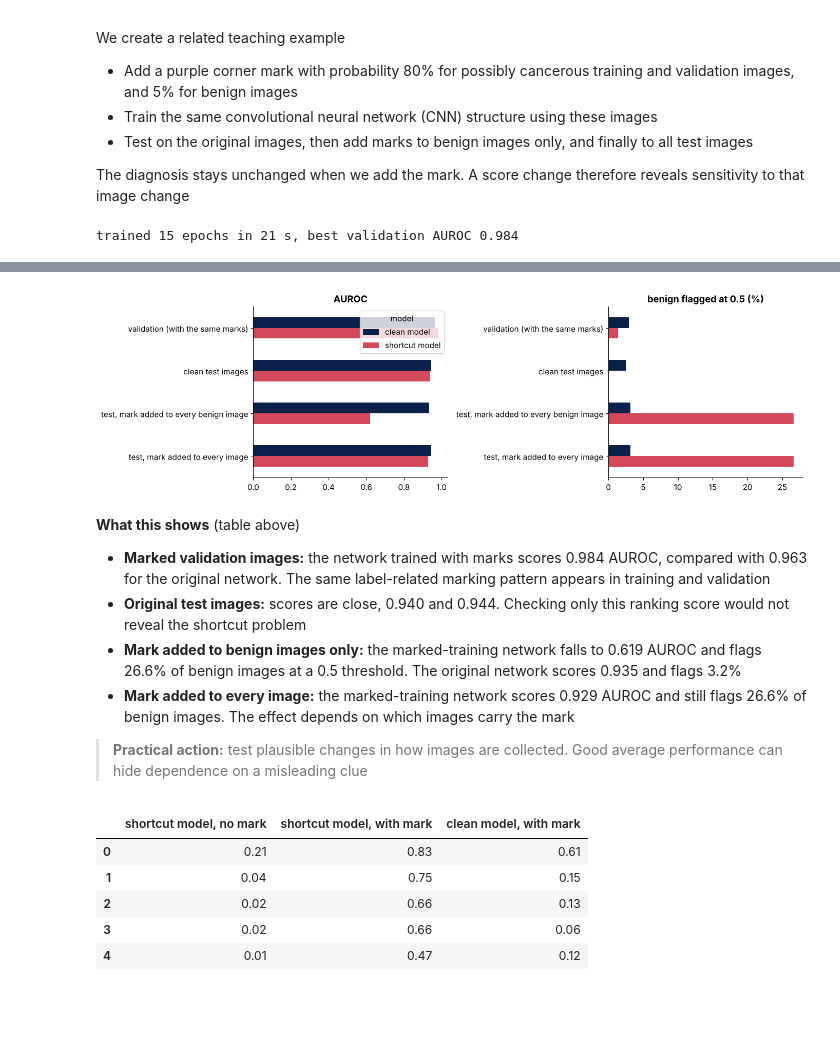
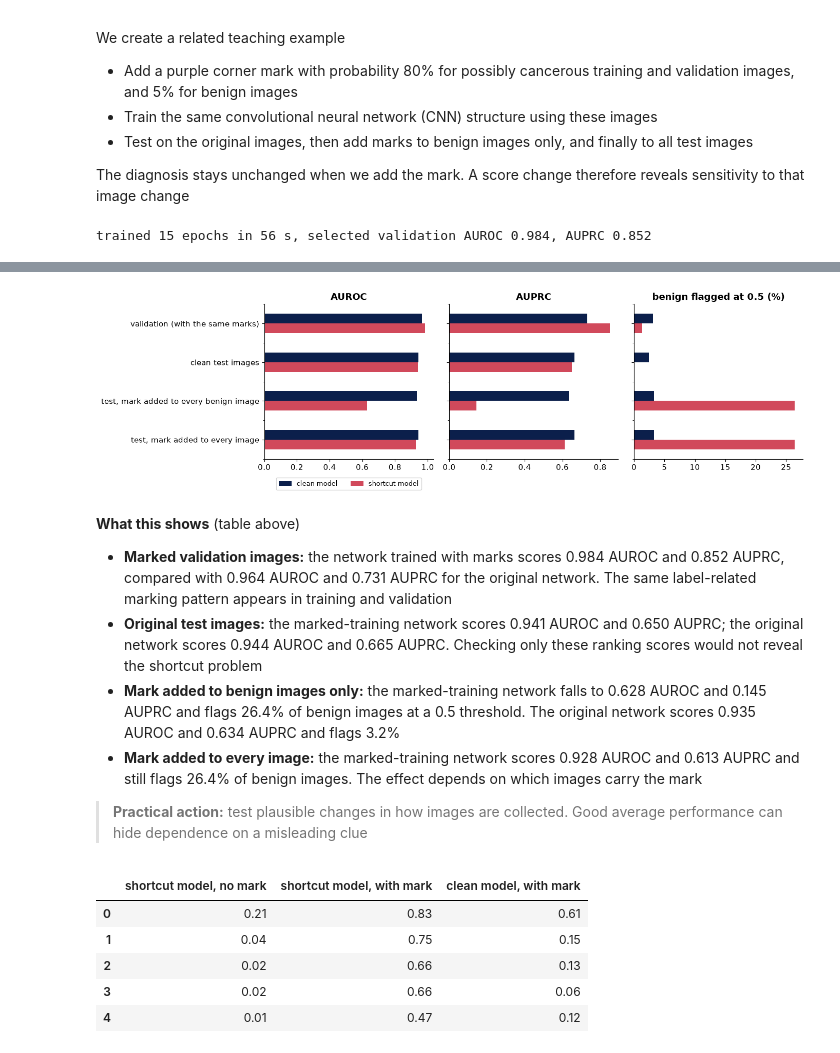
Before and after one commit to IE-ML-for-Healthcare/Deep-learning-RAI, a Jupyter notebook: 04_DL_explanations_and_shortcuts.ipynb, the cells around one changed output, grey strips where cells are left out. Drawn from its saved outputs; the diff is of its cells as text; code cells hidden in the pictures; blank space fills up the shorter version.

```diff
--- a/04_DL_explanations_and_shortcuts.ipynb
+++ b/04_DL_explanations_and_shortcuts.ipynb
@@ -110,11 +110,13 @@ def train_cnn(Xtr, ytr, Xva, yva, epochs=15, use_augment=True, seed=0, verbose=T
         for i in range(0, len(yt), 128):
             b = perm[i:i + 128]; x = augment(Ttr[b]) if use_augment else Ttr[b]
             opt.zero_grad(); loss = lossf(model(x).squeeze(1), yt[b]); loss.backward(); opt.step(); tot += loss.item() * len(b)
-        auc = roc_auc_score(yva, predict_cnn(model, Tva))
-        hist.append({"epoch": ep + 1, "train_loss": tot / len(yt), "val_auroc": auc})
-        if auc > best: best, state = auc, {k: v.clone() for k, v in model.state_dict().items()}
+        pva = predict_cnn(model, Tva)
+        auc = roc_auc_score(yva, pva)
+        auprc = average_precision_score(yva, pva)
+        hist.append({"epoch": ep + 1, "train_loss": tot / len(yt), "val_auroc": auc, "val_auprc": auprc})
+        if auc > best: best, best_auprc, state = auc, auprc, {k: v.clone() for k, v in model.state_dict().items()}
     model.load_state_dict(state); model.eval()
-    if verbose: print(f"trained {epochs} epochs in {time.time() - t0:.0f} s, best validation AUROC {best:.3f}")
+    if verbose: print(f"trained {epochs} epochs in {time.time() - t0:.0f} s, selected validation AUROC {best:.3f}, AUPRC {best_auprc:.3f}")
     return model, (mu, sd), pd.DataFrame(hist)
 # %%
 # Load the session 3 model if it exists; otherwise retrain it with the same recipe (about 20 to 60 seconds)
@@ -357,14 +361,19 @@ rows = []
 for name, (Xs, ys) in tests.items():
     for mname, m, (mu_, sd_) in [("clean model", model, (mu, sd)), ("shortcut model", short_model, (mu_s, sd_s))]:
         pp = predict_cnn(m, to_tensor(Xs, mu_, sd_))
-        rows.append({"test condition": name, "model": mname, "AUROC": roc_auc_score(ys, pp),
+        rows.append({"test condition": name, "model": mname, "AUROC": roc_auc_score(ys, pp), "AUPRC": average_precision_score(ys, pp),
                      "benign flagged at 0.5 (%)": 100 * (pp[ys == 0] >= 0.5).mean()})
 res = pd.DataFrame(rows); display(res.pivot(index="test condition", columns="model").round(3).loc[list(tests)])
 
-fig, axes = plt.subplots(1, 2, figsize=(14, 4.2))
-for ax, col in zip(axes, ["AUROC", "benign flagged at 0.5 (%)"]):
+fig, axes = plt.subplots(1, 3, figsize=(14, 4.2), sharey=True)
+for ax, col in zip(axes, ["AUROC", "AUPRC", "benign flagged at 0.5 (%)"]):
     pv = res.pivot(index="test condition", columns="model", values=col).loc[list(tests)]
-    pv.plot.barh(ax=ax, color=[NAVY, RED]); ax.invert_yaxis(); ax.set_title(col); ax.set_ylabel("")
-axes[1].legend().remove(); plt.tight_layout(); plt.show()
+    pv.plot.barh(ax=ax, color=[NAVY, RED]); ax.set_title(col); ax.set_ylabel("")
+axes[0].invert_yaxis()
+for ax in axes[1:]:
+    ax.tick_params(axis="y", labelleft=False)
+    ax.legend().remove()
+axes[0].legend(loc="upper center", bbox_to_anchor=(0.5, -0.1), ncol=2, fontsize=9)
+plt.tight_layout(); plt.show()
 # %% [output]
-trained 15 epochs in 21 s, best validation AUROC 0.984
+trained 15 epochs in 56 s, selected validation AUROC 0.984, AUPRC 0.852
@@ -378,11 +387,11 @@ trained 15 epochs in 21 s, best validation AUROC 0.984
-[figure, old version]
+[figure, new version]
 # %% [markdown]
 **What this shows** (table above)
 
-- **Marked validation images:** the network trained with marks scores 0.984 AUROC, compared with 0.963 for the original network. The same label-related marking pattern appears in training and validation
-- **Original test images:** scores are close, 0.940 and 0.944. Checking only this ranking score would not reveal the shortcut problem
-- **Mark added to benign images only:** the marked-training network falls to 0.619 AUROC and flags 26.6% of benign images at a 0.5 threshold. The original network scores 0.935 and flags 3.2%
-- **Mark added to every image:** the marked-training network scores 0.929 AUROC and still flags 26.6% of benign images. The effect depends on which images carry the mark
+- **Marked validation images:** the network trained with marks scores 0.984 AUROC and 0.852 AUPRC, compared with 0.964 AUROC and 0.731 AUPRC for the original network. The same label-related marking pattern appears in training and validation
+- **Original test images:** the marked-training network scores 0.941 AUROC and 0.650 AUPRC; the original network scores 0.944 AUROC and 0.665 AUPRC. Checking only these ranking scores would not reveal the shortcut problem
+- **Mark added to benign images only:** the marked-training network falls to 0.628 AUROC and 0.145 AUPRC and flags 26.4% of benign images at a 0.5 threshold. The original network scores 0.935 AUROC and 0.634 AUPRC and flags 3.2%
+- **Mark added to every image:** the marked-training network scores 0.928 AUROC and 0.613 AUPRC and still flags 26.4% of benign images. The effect depends on which images carry the mark
 
 > **Practical action:** test plausible changes in how images are collected. Good average performance can hide dependence on a misleading clue
 # %%
```
Also changed, not shown: parts of 6 cells of this notebook, 2 other files.
